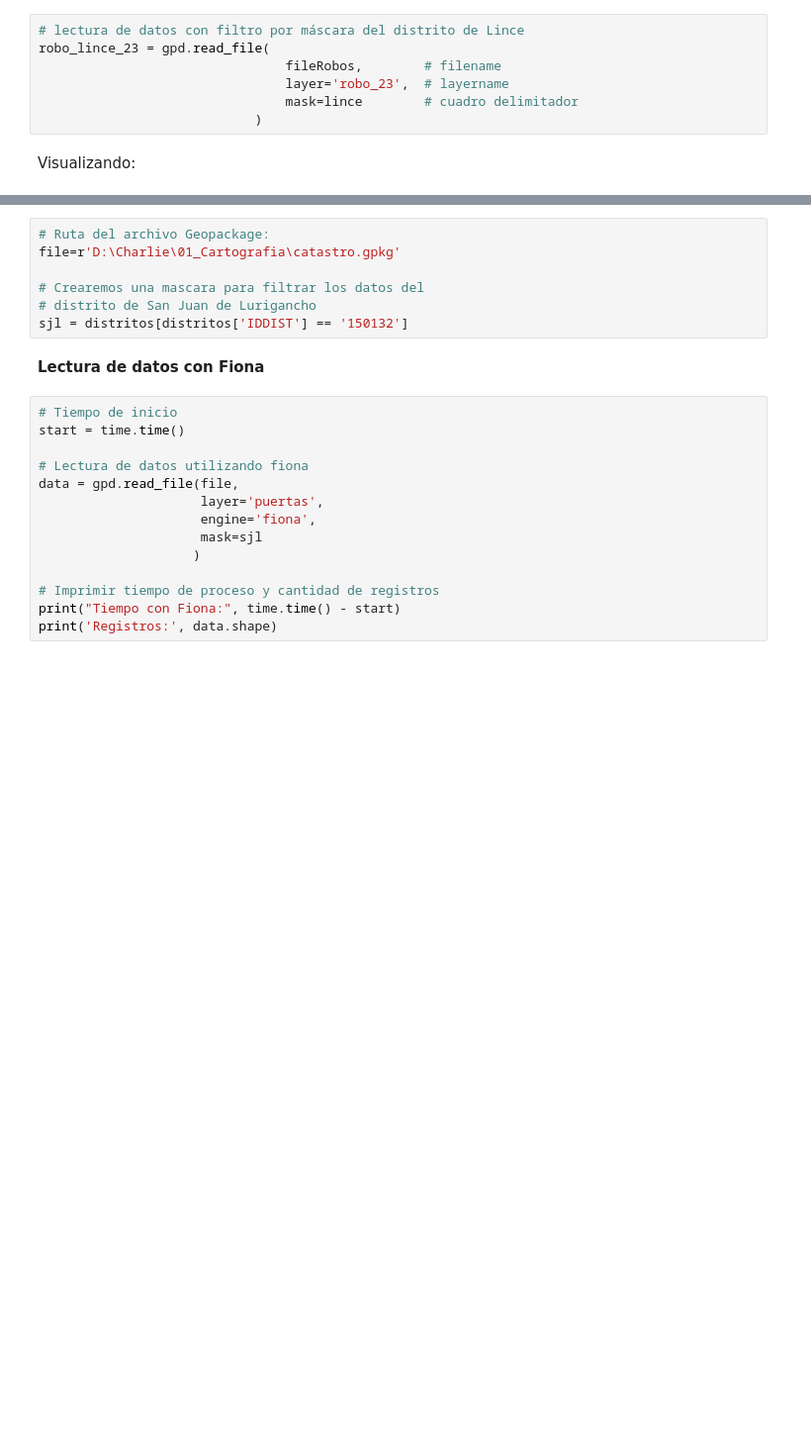
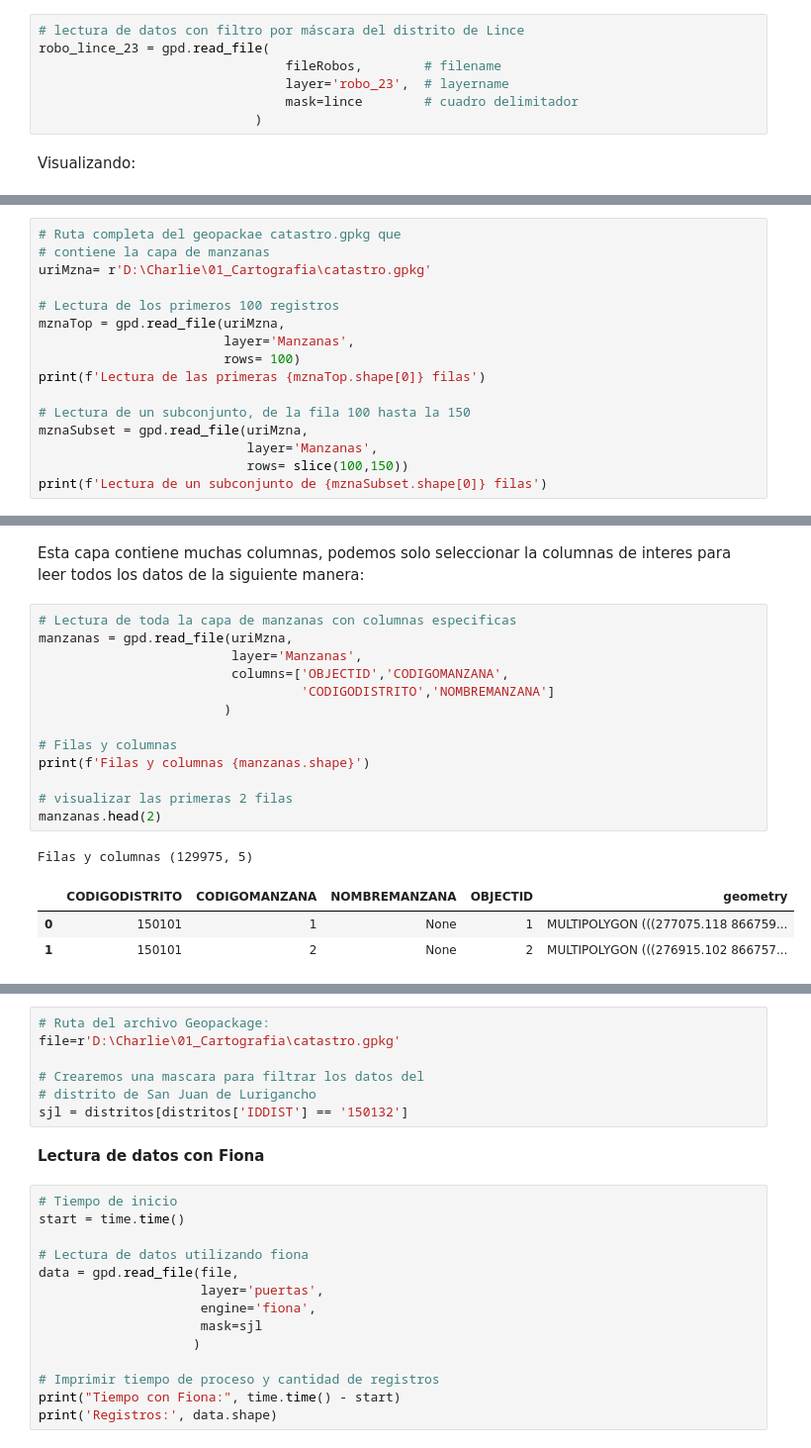
Before and after one commit to chlopezgis/book-geopython, a Jupyter notebook: _sources/read_file.ipynb, the cells around one changed output, grey strips where cells are left out. Shown at 99% size. Drawn from its saved outputs; the diff is of its cells as text; blank space fills up the shorter version.

```diff
--- a/_sources/read_file.ipynb
+++ b/_sources/read_file.ipynb
@@ -352,0 +359,16 @@ robo_lince_23.explore(m=m,
+# %%
+# Ruta completa del geopackae catastro.gpkg que
+# contiene la capa de manzanas
+uriMzna= r'D:\Charlie\01_Cartografia\catastro.gpkg'
+
+# Lectura de los primeros 100 registros
+mznaTop = gpd.read_file(uriMzna,
+                        layer='Manzanas',
+                        rows= 100)
+print(f'Lectura de las primeras {mznaTop.shape[0]} filas')
+
+# Lectura de un subconjunto, de la fila 100 hasta la 150
+mznaSubset = gpd.read_file(uriMzna,
+                           layer='Manzanas',
+                           rows= slice(100,150))
+print(f'Lectura de un subconjunto de {mznaSubset.shape[0]} filas')
@@ -352,0 +391,20 @@ robo_lince_23.explore(m=m,
+# %% [markdown]
+Esta capa contiene muchas columnas, podemos solo seleccionar la columnas de interes para leer todos los datos de la siguiente manera:
+# %%
+# Lectura de toda la capa de manzanas con columnas especificas
+manzanas = gpd.read_file(uriMzna,
+                         layer='Manzanas',
+                         columns=['OBJECTID','CODIGOMANZANA',
+                                  'CODIGODISTRITO','NOMBREMANZANA']
+                        )
+
+# Filas y columnas
+print(f'Filas y columnas {manzanas.shape}')
+
+# visualizar las primeras 2 filas
+manzanas.head(2)
+# %% [output]
+Filas y columnas (129975, 5)
+|  | CODIGODISTRITO | CODIGOMANZANA | NOMBREMANZANA | OBJECTID | geometry |
+| 0 | 150101 | 1 | None | 1 | MULTIPOLYGON (((277075.118 866759... |
+| 1 | 150101 | 2 | None | 2 | MULTIPOLYGON (((276915.102 866757... |
```
Also changed, not shown: parts of 24 cells of this notebook, 9 other files.
